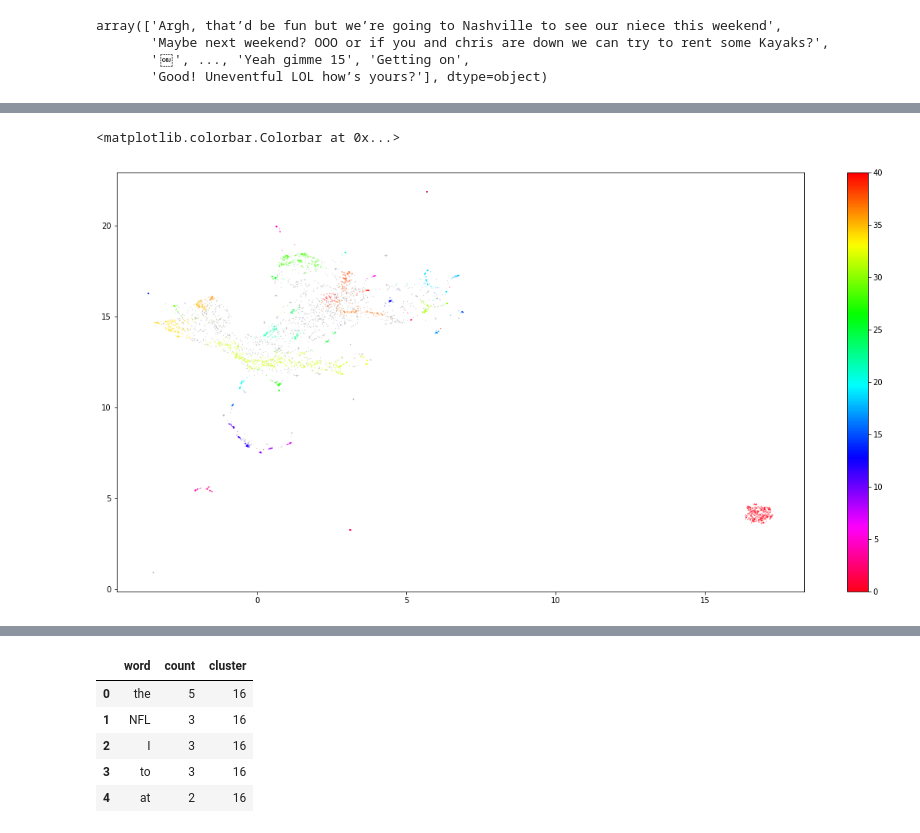
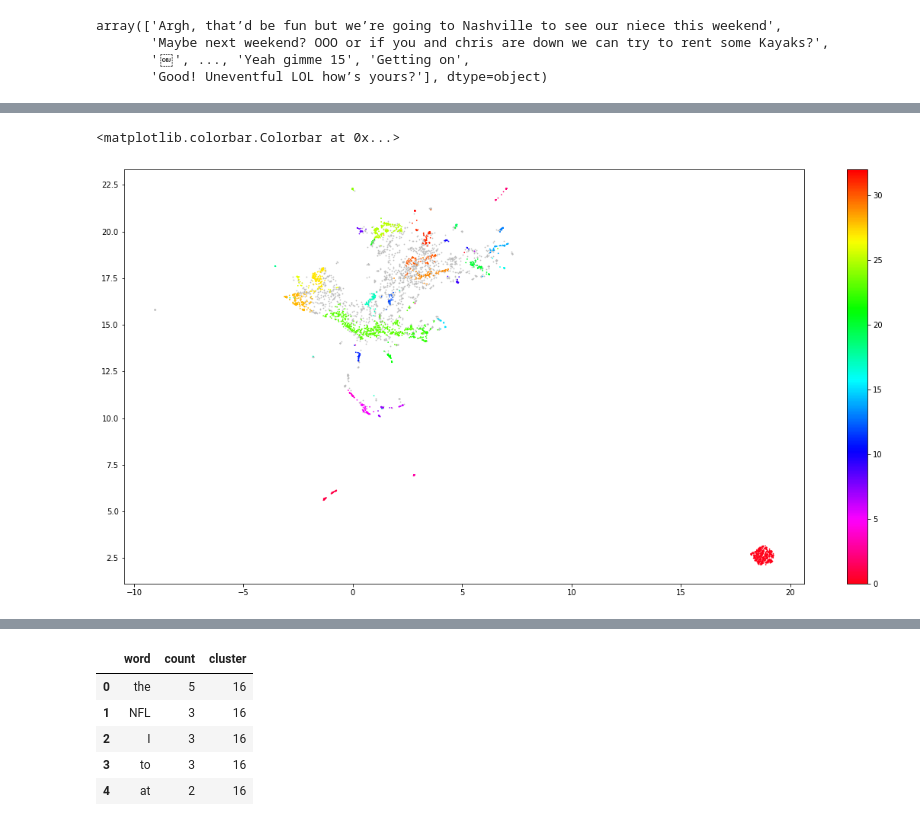
Before and after one commit to smwitkowski/iMessage-Analysis, a Jupyter notebook: notebooks/02-switkowski-topic-modeling.ipynb, the cells around one changed output, grey strips where cells are left out. Saved outputs shown, nothing was run; the diff lists cells and outputs as text; code cells hidden in the pictures.

```diff
--- a/notebooks/02-switkowski-topic-modeling.ipynb
+++ b/notebooks/02-switkowski-topic-modeling.ipynb
@@ -61,6 +43,6 @@ You can review the [documentation](https://umap-learn.readthedocs.io/en/latest/i
 # %%
 import umap
-umap_embeddings = umap.UMAP(n_neighbors=25,
+umap_embeddings = umap.UMAP(n_neighbors=50,
                             n_components=5,
                             metric='cosine').fit_transform(embeddings)
 # %%
@@ -71,18 +53,18 @@ cluster = hdbscan.HDBSCAN(min_cluster_size=15,
 # %%
 import matplotlib.pyplot as plt
 
 # Prepare data
 umap_data = umap.UMAP(n_neighbors=15, n_components=2, min_dist=0.0, metric='cosine').fit_transform(embeddings)
 result = pd.DataFrame(umap_data, columns=['x', 'y'])
 result['labels'] = cluster.labels_
 
 # Visualize clusters
 fig, ax = plt.subplots(figsize=(20, 10))
 outliers = result.loc[result.labels == -1, :]
 clustered = result.loc[result.labels != -1, :]
-plt.scatter(outliers.x, outliers.y, color='#BDBDBD', s=0.05)
-plt.scatter(clustered.x, clustered.y, c=clustered.labels, s=0.05, cmap='hsv_r')
+plt.scatter(outliers.x, outliers.y, color='#BDBDBD', s=0.5)
+plt.scatter(clustered.x, clustered.y, c=clustered.labels, s=0.5, cmap='hsv_r')
 plt.colorbar()
 # %% [output]
 <matplotlib.colorbar.Colorbar at 0x...>
-[figure, old version]
+[figure, new version]
```
Also changed, not shown: parts of 24 cells of this notebook.
